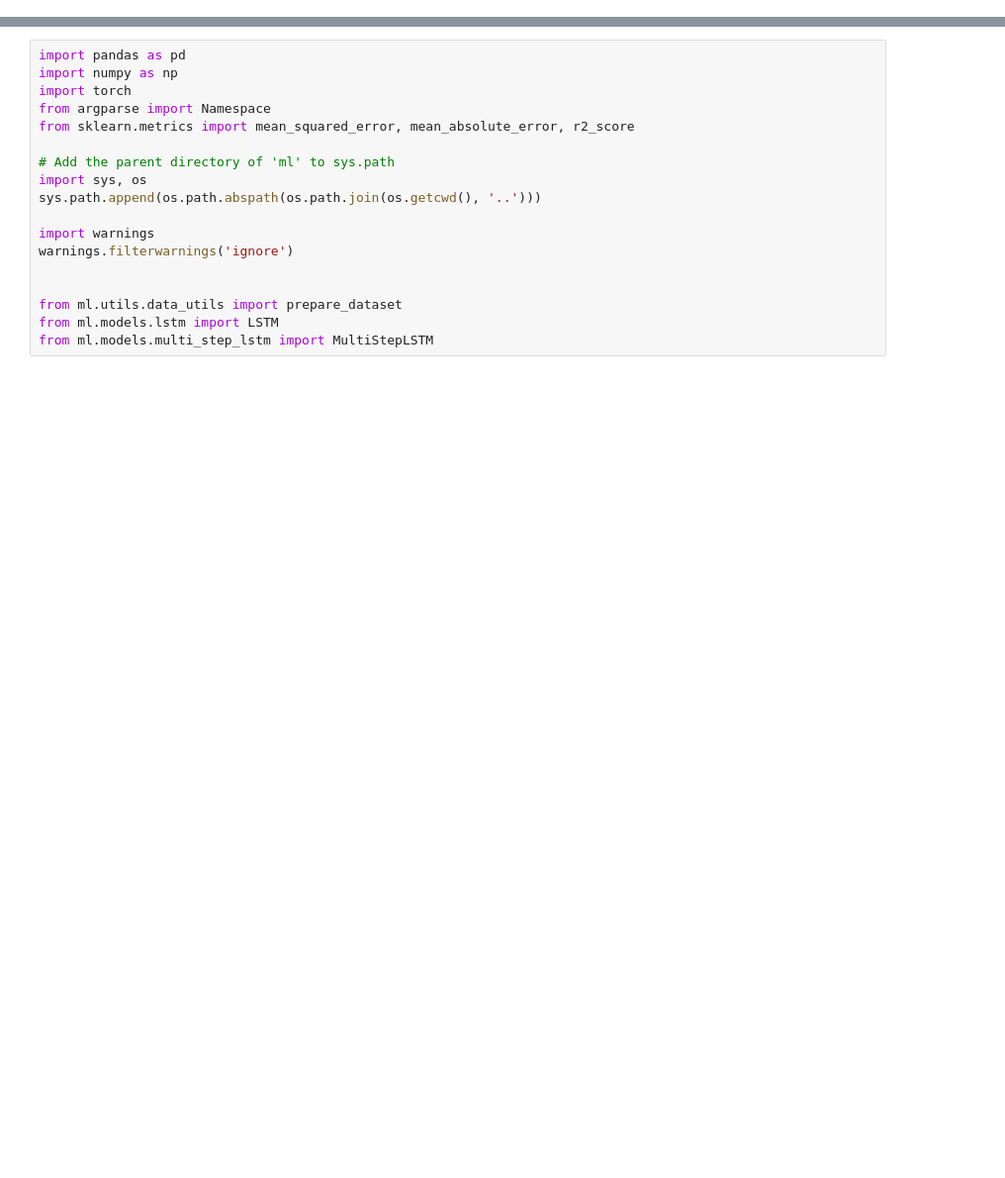
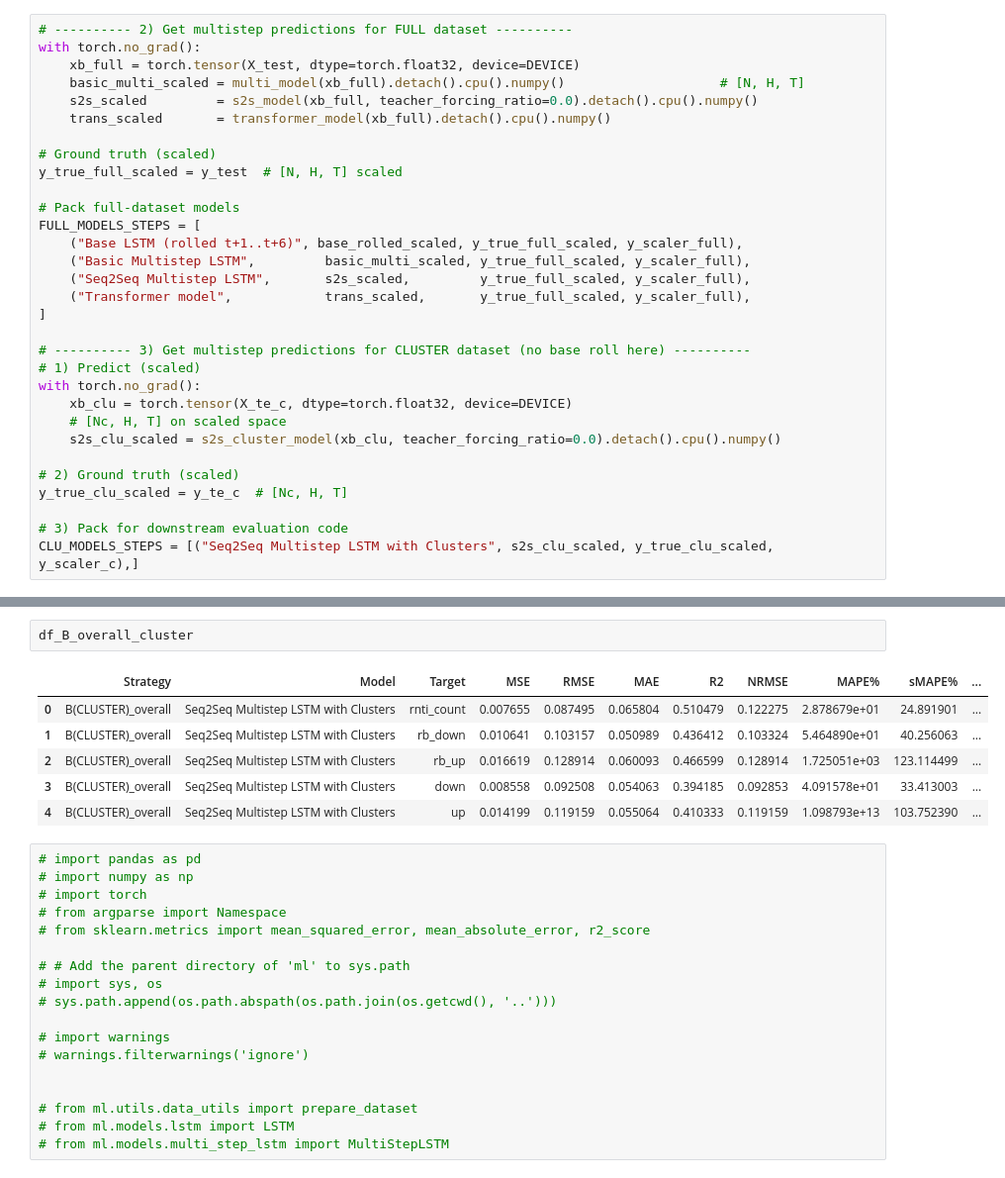
Before and after one commit to amirsaeedm/Slice-Aware-FL-Traffic-Prediction, a Jupyter notebook: capstone/06. comparison_of_models.ipynb, the cells around one changed output, grey strips where cells are left out. Shown: that part at 99% size. Drawn from its saved outputs; the diff is of its cells as text; blank space fills up the shorter version.

Commit message:
added fair evaluation with base paper vs multipstep and transformer model

```diff
--- a/capstone/06. comparison_of_models.ipynb
+++ b/capstone/06. comparison_of_models.ipynb
@@ -0,0 +444,31 @@
+# %%
+# ---------- 2) Get multistep predictions for FULL dataset ----------
+with torch.no_grad():
+    xb_full = torch.tensor(X_test, dtype=torch.float32, device=DEVICE)
+    basic_multi_scaled = multi_model(xb_full).detach().cpu().numpy()                    # [N, H, T]
+    s2s_scaled         = s2s_model(xb_full, teacher_forcing_ratio=0.0).detach().cpu().numpy()
+    trans_scaled       = transformer_model(xb_full).detach().cpu().numpy()
+
+# Ground truth (scaled)
+y_true_full_scaled = y_test  # [N, H, T] scaled
+
+# Pack full-dataset models
+FULL_MODELS_STEPS = [
+    ("Base LSTM (rolled t+1..t+6)", base_rolled_scaled, y_true_full_scaled, y_scaler_full),
+    ("Basic Multistep LSTM",         basic_multi_scaled, y_true_full_scaled, y_scaler_full),
+    ("Seq2Seq Multistep LSTM",       s2s_scaled,         y_true_full_scaled, y_scaler_full),
+    ("Transformer model",            trans_scaled,       y_true_full_scaled, y_scaler_full),
+]
+
+# ---------- 3) Get multistep predictions for CLUSTER dataset (no base roll here) ----------
+# 1) Predict (scaled)
+with torch.no_grad():
+    xb_clu = torch.tensor(X_te_c, dtype=torch.float32, device=DEVICE)
+    # [Nc, H, T] on scaled space
+    s2s_clu_scaled = s2s_cluster_model(xb_clu, teacher_forcing_ratio=0.0).detach().cpu().numpy()
+
+# 2) Ground truth (scaled)
+y_true_clu_scaled = y_te_c  # [Nc, H, T]
+
+# 3) Pack for downstream evaluation code
+CLU_MODELS_STEPS = [("Seq2Seq Multistep LSTM with Clusters", s2s_clu_scaled, y_true_clu_scaled, y_scaler_c),]
@@ -1,19 +615,28 @@
+# %%
+df_B_overall_cluster
+# %% [output]
+|  | Strategy | Model | Target | MSE | RMSE | MAE | R2 | NRMSE | MAPE% | sMAPE% | ... |
+| 0 | B(CLUSTER)_overall | Seq2Seq Multistep LSTM with Clusters | rnti_count | 0.007655 | 0.087495 | 0.065804 | 0.510479 | 0.122275 | 2.878679e+01 | 24.891901 | ... |
+| 1 | B(CLUSTER)_overall | Seq2Seq Multistep LSTM with Clusters | rb_down | 0.010641 | 0.103157 | 0.050989 | 0.436412 | 0.103324 | 5.464890e+01 | 40.256063 | ... |
+| 2 | B(CLUSTER)_overall | Seq2Seq Multistep LSTM with Clusters | rb_up | 0.016619 | 0.128914 | 0.060093 | 0.466599 | 0.128914 | 1.725051e+03 | 123.114499 | ... |
+| 3 | B(CLUSTER)_overall | Seq2Seq Multistep LSTM with Clusters | down | 0.008558 | 0.092508 | 0.054063 | 0.394185 | 0.092853 | 4.091578e+01 | 33.413003 | ... |
+| 4 | B(CLUSTER)_overall | Seq2Seq Multistep LSTM with Clusters | up | 0.014199 | 0.119159 | 0.055064 | 0.410333 | 0.119159 | 1.098793e+13 | 103.752390 | ... |
 # %%
-import pandas as pd
-import numpy as np
-import torch
-from argparse import Namespace
-from sklearn.metrics import mean_squared_error, mean_absolute_error, r2_score
+# import pandas as pd
+# import numpy as np
+# import torch
+# from argparse import Namespace
+# from sklearn.metrics import mean_squared_error, mean_absolute_error, r2_score
 
-# Add the parent directory of 'ml' to sys.path
-import sys, os
-sys.path.append(os.path.abspath(os.path.join(os.getcwd(), '..')))
+# # Add the parent directory of 'ml' to sys.path
+# import sys, os
+# sys.path.append(os.path.abspath(os.path.join(os.getcwd(), '..')))
 
-import warnings
-warnings.filterwarnings('ignore')
+# import warnings
+# warnings.filterwarnings('ignore')
 
 
-from ml.utils.data_utils import prepare_dataset
-from ml.models.lstm import LSTM
-from ml.models.multi_step_lstm import MultiStepLSTM
+# from ml.utils.data_utils import prepare_dataset
+# from ml.models.lstm import LSTM
+# from ml.models.multi_step_lstm import MultiStepLSTM
 # %%
```
Also changed, not shown: parts of 26 cells of this notebook, 2 other files.
